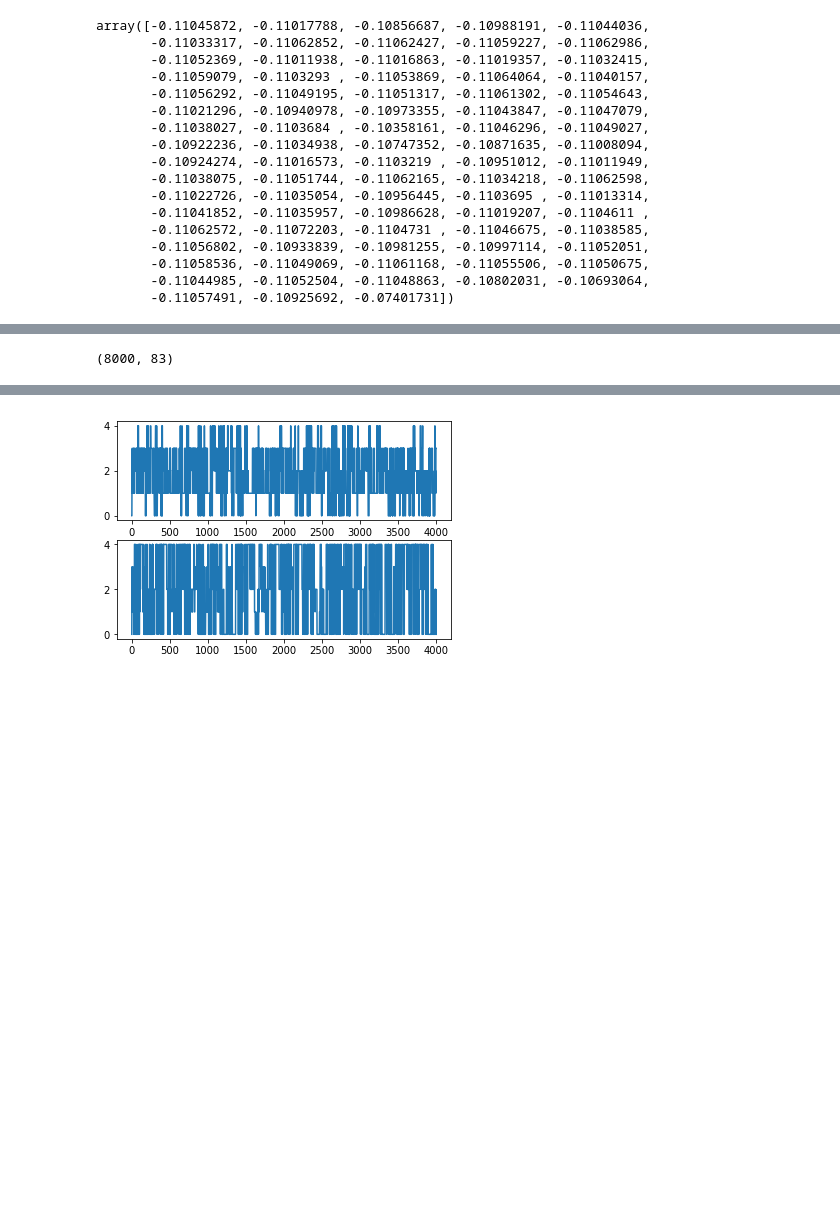
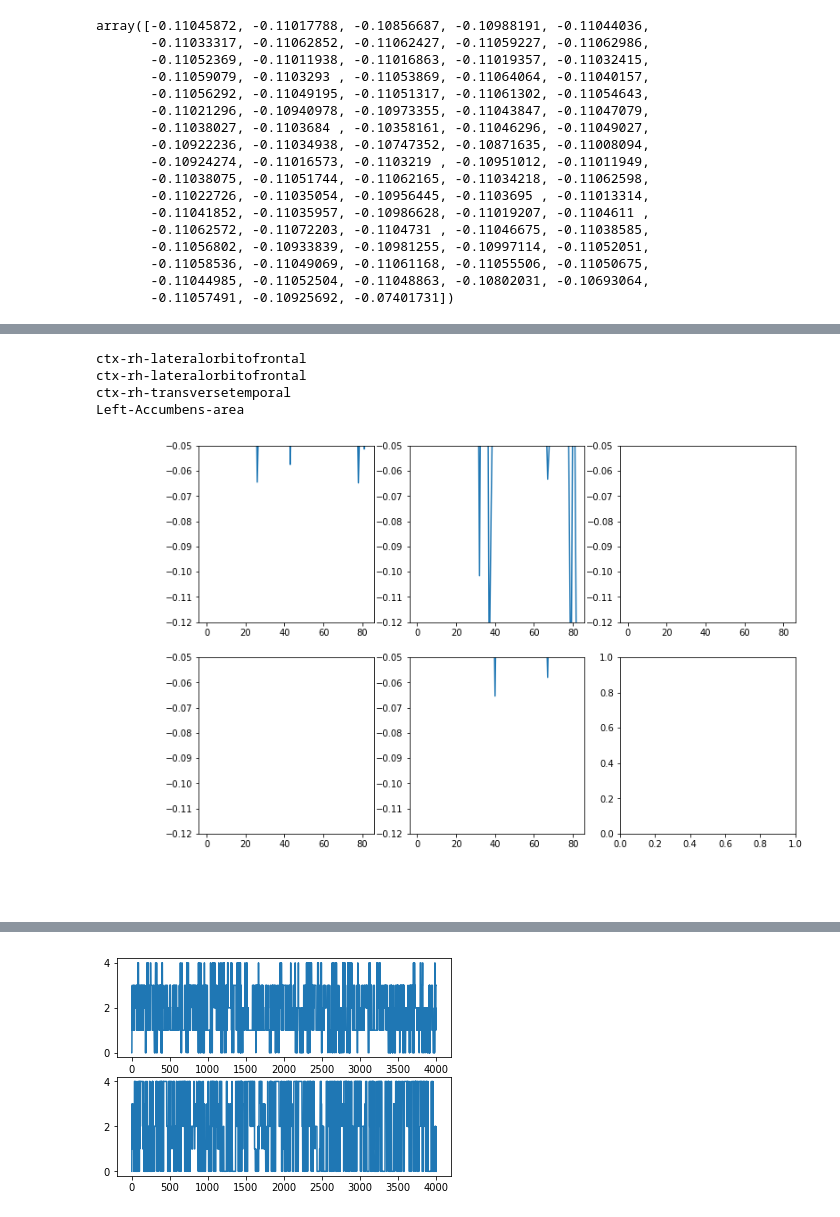
Before and after one commit to JohnWangDataAnalyst/ManifoldAnalyseusingTVB, a Jupyter notebook: ghost_attractor_analysis.ipynb, the cells around one changed output, grey strips where cells are left out. Cells and saved outputs as stored; diff of their text form; code cells hidden in the pictures; blank space fills up the shorter version.

```diff
--- a/ghost_attractor_analysis.ipynb
+++ b/ghost_attractor_analysis.ipynb
@@ -413,11 +568,19 @@ test_I= np.vstack((test_I_1, test_I_2))
 train_E, train_I, test_E, test_I = get_EI(sub, out_dir)"""
 
 analytic_signal_test= test_E +test_I*1j#scipy.signal.hilbert(ts,axis=0)
-Leads_test = get_leads_ts(analytic_signal_test, 2)
+Leads_test = get_leads_ts(analytic_signal_test, 1)
 
 X_test = np.array(Leads_test)
 labels_test, centers_test = leads_train(X_test, 5)
-# %%
-test_E.shape
-# %% [output]
-(8000, 83)
+# %%
+plot_centers(centers_test, 1, -.12, -.05)
+print(labels_ls[centers_test[0,:].argmax()])
+print(labels_ls[centers_test[1,:].argmax()])
+print(labels_ls[centers_test[2,:].argmax()])
+print(labels_ls[centers_test[3,:].argmax()])
+# %% [output]
+ctx-rh-lateralorbitofrontal
+ctx-rh-lateralorbitofrontal
+ctx-rh-transversetemporal
+Left-Accumbens-area
+[figure, added]
```
Also changed, not shown: parts of 32 cells of this notebook.
